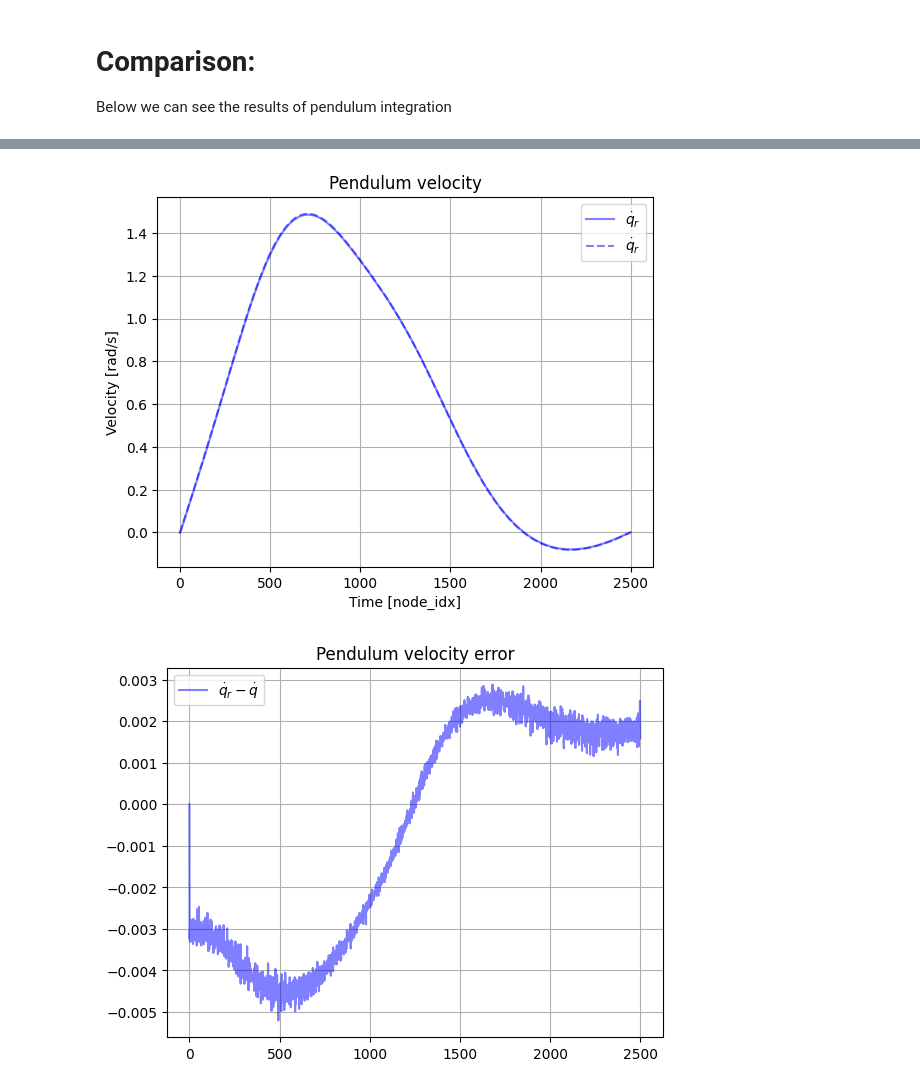
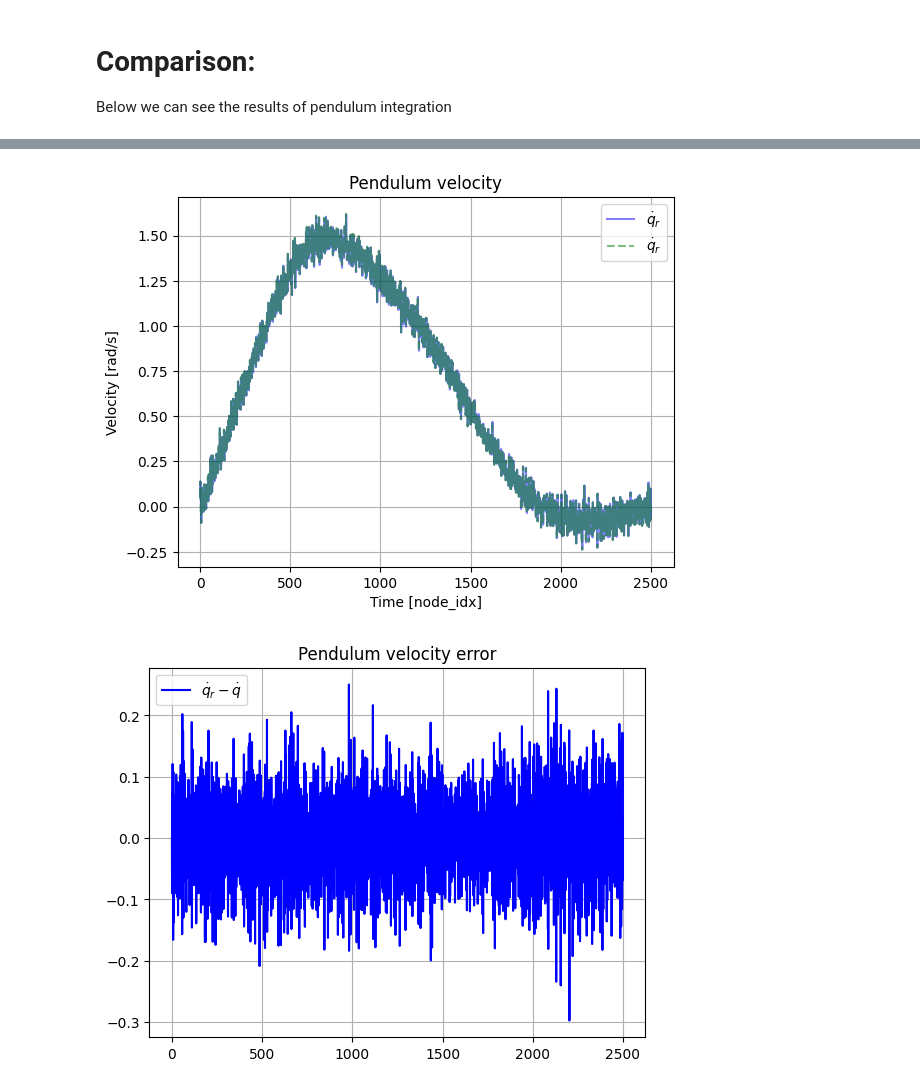
Before and after one commit to lvjonok/f23-pmldl-project, a Jupyter notebook: notebooks/final/pendulum.ipynb, the cells around one changed output, grey strips where cells are left out. Saved outputs shown, nothing was run; the diff lists cells and outputs as text; code cells hidden in the pictures.

```diff
--- a/notebooks/final/pendulum.ipynb
+++ b/notebooks/final/pendulum.ipynb
@@ -357,8 +357,8 @@ OptiSol(Opti {
   CasADi solver was called: Solve_Succeeded
 })
 # %%
-q, dq, ddq = opti.value(q), opti.value(dq), opti.value(ddq)
-q_n, dq_n, ddq_n = opti_n.value(q_n), opti_n.value(dq_n), opti_n.value(ddq_n)
+q, dq, ddq = opti.value(v_q), opti.value(v_dq), opti.value(v_ddq)
+q_n, dq_n, ddq_n = opti_n.value(v_q_n), opti_n.value(v_dq_n), opti_n.value(v_ddq_n)
 # %%
 q, dq, ddq
 # %% [output]
@@ -424,10 +424,12 @@ tau = []
 tau_n = []
 for i in range(N):
     noise = np.random.normal(loc=0, scale=0.05, size=3)
-    x = np.array([q[i], dq[i], ddq[i]]) + noise
-    x_n = np.array([q_n[i], dq_n[i], ddq_n[i]]) + noise
-    u = casadi_model(x)
-    u_n = casadi_model_n(x_n)
+
+    q[i], dq[i], ddq[i] = q[i] + noise[0], dq[i] + noise[1], ddq[i] + noise[2]
+    q_n[i], dq_n[i], ddq_n[i] = q_n[i] + noise[0], dq_n[i] + noise[1], ddq_n[i] + noise[2]
+
+    u = casadi_model([q[i], dq[i], ddq[i]])
+    u_n = casadi_model_n([q_n[i], dq_n[i], ddq_n[i]])
     tau.append(u)
     tau_n.append(u_n)
 
@@ -470,25 +472,25 @@ integrated_dq = [dq0]
 integrated_dq_n = [dq0]
 
 for i in range(N):
-    ddq = pin.aba(
+    c_ddq = pin.aba(
         pin_model,
         pin_data,
-        np.array([q[i]]),
-        np.array([dq[i]]),
+        np.array([integrated_q[i]]),
+        np.array([integrated_dq[i]]),
         np.array([tau[i]]),
     )
-    ddq_n = pin.aba(
+    c_ddq_n = pin.aba(
         pin_model,
         pin_data,
-        np.array([q_n[i]]),
-        np.array([dq_n[i]]),
+        np.array([integrated_q_n[i]]),
+        np.array([integrated_dq_n[i]]),
         np.array([tau_n[i]]),
     )
 
     q_next = q[i] + dt * dq[i]
-    dq_next = dq[i] + dt * ddq[0]
+    dq_next = dq[i] + dt * c_ddq[0]
     q_next_n = q_n[i] + dt * dq_n[i]
-    dq_next_n = dq_n[i] + dt * ddq_n[0]
+    dq_next_n = dq_n[i] + dt * c_ddq_n[0]
 
     integrated_q.append(q_next)
     integrated_dq.append(dq_next)
@@ -549,37 +551,37 @@ plt.show()
 # %%
 plt.figure()
 plt.plot(integrated_dq, color="blue", label="$\\dot{q}_r$", alpha=0.5)
-plt.plot(dq, "--", color="blue", label="$\\dot{q}_r$", alpha=0.5)
+plt.plot(dq, "--", color="green", label="$\\dot{q}_r$", alpha=0.5)
 plt.grid()
 plt.title("Pendulum velocity")
 plt.xlabel("Time [node_idx]")
 plt.ylabel("Velocity [rad/s]")
 plt.legend(loc="best")
 plt.show()
 
 plt.figure()
-plt.plot(integrated_dq[:-1] - dq, color="blue", label="$\\dot{q}_r - \\dot{q}$", alpha=0.5)
+plt.plot(integrated_dq[:-1] - dq, color="blue", label="$\\dot{q}_r - \\dot{q}$")
 plt.grid()
 plt.title("Pendulum velocity error")
 plt.legend(loc="best")
 plt.show()
 
 plt.figure()
 plt.plot(integrated_dq_n, color="blue", label="$\\dot{q}_{r,n}$", alpha=0.5)
-plt.plot(dq_n, "--", color="blue", label="$\\dot{q}_n$", alpha=0.5)
+plt.plot(dq_n, "--", color="green", label="$\\dot{q}_n$", alpha=0.5)
 plt.grid()
 plt.title("Pendulum velocity (noise model)")
 plt.xlabel("Time [node_idx]")
 plt.ylabel("Velocity [rad/s]")
 plt.legend(loc="best")
 plt.show()
 
 plt.figure()
-plt.plot(integrated_dq_n[:-1] - dq_n, color="blue", label="$\\dot{q}_{r,n} - \\dot{q}_n$", alpha=0.5)
+plt.plot(integrated_dq_n[:-1] - dq_n, color="blue", label="$\\dot{q}_{r,n} - \\dot{q}_n$")
 plt.grid()
 plt.title("Pendulum velocity error (noise model)")
 plt.legend(loc="best")
 plt.show()
 # %% [output]
-[figure, old version]
+[figure, new version]
-[figure, old version]
+[figure, new version]
```
Also changed, not shown: parts of 8 cells of this notebook.
